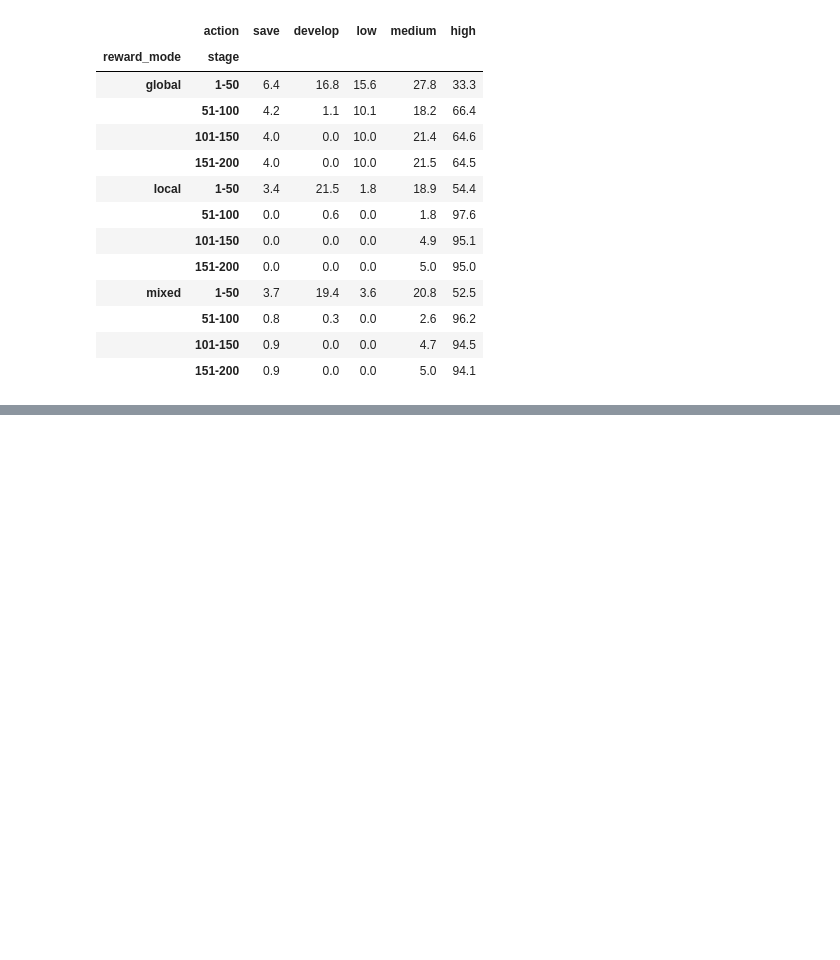
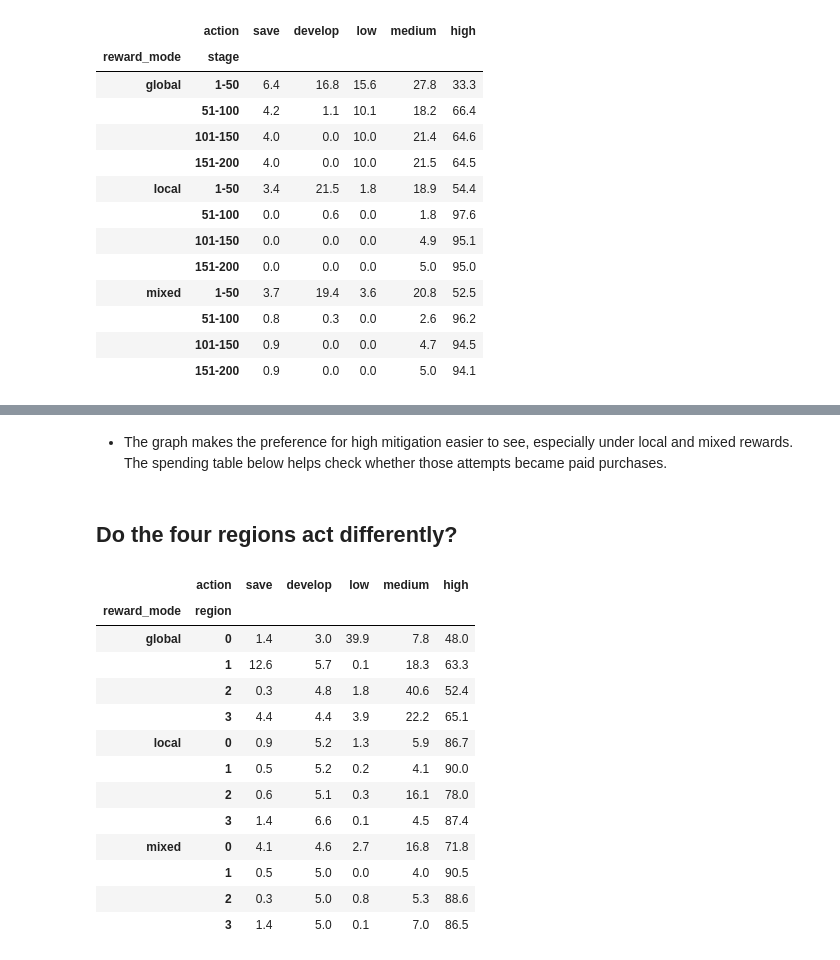
Before and after one commit to Barderus/regional-pollution-marl, a Jupyter notebook: study_2_economic_sustainability/notebooks/04_policy_behavior.ipynb, the cells around one changed output, grey strips where cells are left out. Saved outputs shown, nothing was run; the diff lists cells and outputs as text; code cells hidden in the pictures; blank space fills up the shorter version.

```diff
--- a/study_2_economic_sustainability/notebooks/04_policy_behavior.ipynb
+++ b/study_2_economic_sustainability/notebooks/04_policy_behavior.ipynb
@@ -121,0 +183,27 @@ display((stage_table.rename(columns=ACTION_NAMES) * 100).round(1))
+# %% [markdown]
+- The graph makes the preference for high mitigation easier to see, especially under local and mixed rewards. The spending table below helps check whether those attempts became paid purchases.
+# %% [markdown]
+## Do the four regions act differently?
+# %%
+region_counts = actions.groupby(
+    ["reward_mode", "training_seed", "region", "action"]
+).size().unstack(fill_value=0).reindex(columns=range(5), fill_value=0)
+region_fractions = region_counts.div(region_counts.sum(axis=1), axis=0)
+region_means = region_fractions.groupby(["reward_mode", "region"]).mean()
+
+display((region_means.rename(columns=ACTION_NAMES) * 100).round(1))
+# %% [output]
+|  | action | save | develop | low | medium | high |
+| reward_mode | region |  |  |  |  |  |
+| global | 0 | 1.4 | 3.0 | 39.9 | 7.8 | 48.0 |
+|  | 1 | 12.6 | 5.7 | 0.1 | 18.3 | 63.3 |
+|  | 2 | 0.3 | 4.8 | 1.8 | 40.6 | 52.4 |
+|  | 3 | 4.4 | 4.4 | 3.9 | 22.2 | 65.1 |
+| local | 0 | 0.9 | 5.2 | 1.3 | 5.9 | 86.7 |
+|  | 1 | 0.5 | 5.2 | 0.2 | 4.1 | 90.0 |
+|  | 2 | 0.6 | 5.1 | 0.3 | 16.1 | 78.0 |
+|  | 3 | 1.4 | 6.6 | 0.1 | 4.5 | 87.4 |
+| mixed | 0 | 4.1 | 4.6 | 2.7 | 16.8 | 71.8 |
+|  | 1 | 0.5 | 5.0 | 0.0 | 4.0 | 90.5 |
+|  | 2 | 0.3 | 5.0 | 0.8 | 5.3 | 88.6 |
+|  | 3 | 1.4 | 5.0 | 0.1 | 7.0 | 86.5 |
```
Also changed, not shown: parts of 24 cells of this notebook.
